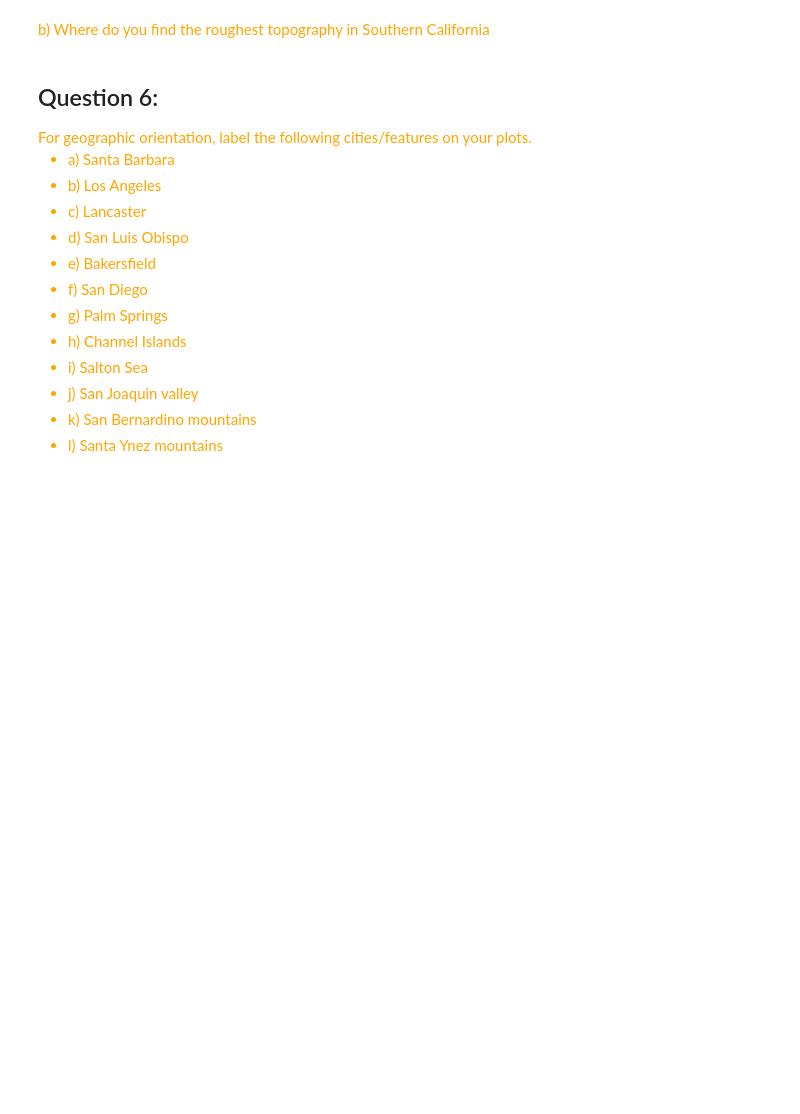
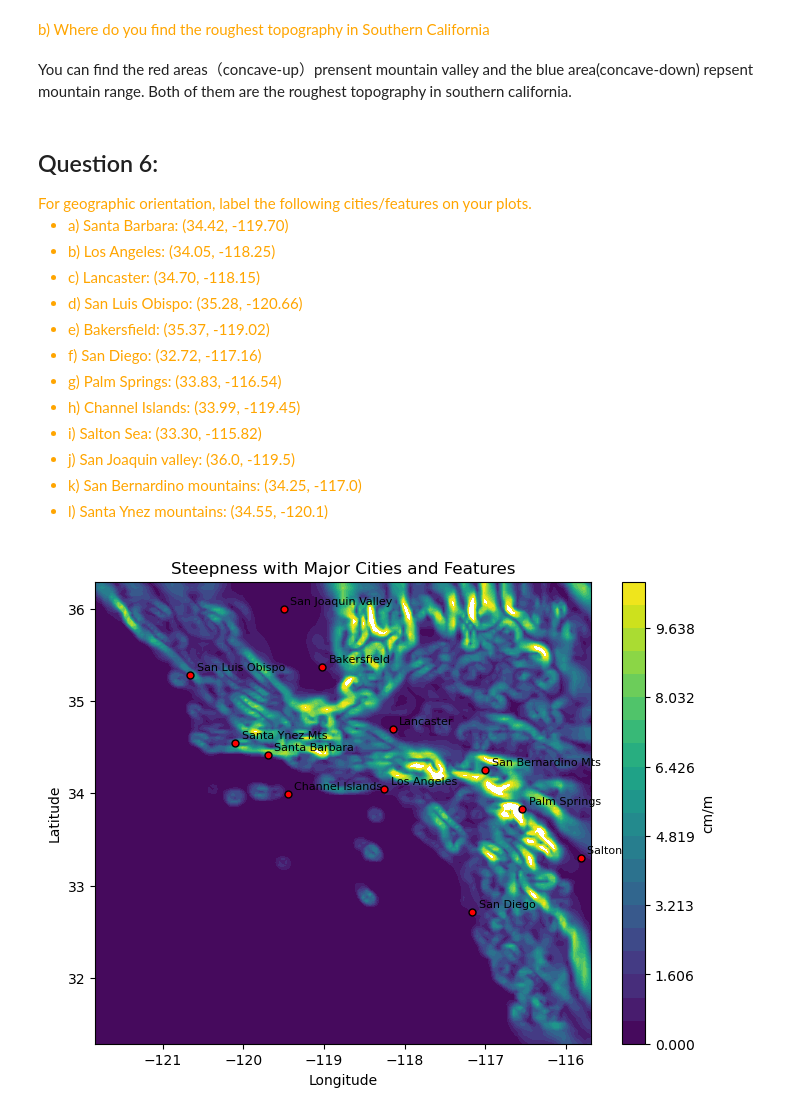
Before and after one commit to HOUPU1993/Homework-for-GEOG-210A-F25, a Jupyter notebook: Homework 1/HM5.ipynb, the cells around one changed output. Saved outputs shown, nothing was run; the diff lists cells and outputs as text; code cells hidden in the pictures; blank space fills up the shorter version.

```diff
--- a/Homework 1/HM5.ipynb
+++ b/Homework 1/HM5.ipynb
@@ -218,21 +208,57 @@ IndexError: invalid index to scalar variable.
 <font color="orange">
 b) Where do you find the roughest topography in Southern California
 </font>
+# %% [markdown]
+You can find the red areas（concave-up）prensent mountain valley and the blue area(concave-down) repsent mountain range. Both of them are the roughest topography in southern california.
 # %% [markdown]
 ## Question 6:
 <font color="orange">
 For geographic orientation, label the following cities/features on your plots.
 
-- a) Santa Barbara
-- b) Los Angeles
-- c) Lancaster
-- d) San Luis Obispo
-- e) Bakersfield
-- f) San Diego
-- g) Palm Springs
-- h) Channel Islands
-- i) Salton Sea
-- j) San Joaquin valley
-- k) San Bernardino mountains
-- l) Santa Ynez mountains
+- a) Santa Barbara: (34.42, -119.70)
+- b) Los Angeles: (34.05, -118.25)
+- c) Lancaster: (34.70, -118.15)
+- d) San Luis Obispo: (35.28, -120.66)
+- e) Bakersfield: (35.37, -119.02)
+- f) San Diego: (32.72, -117.16)
+- g) Palm Springs: (33.83, -116.54)
+- h) Channel Islands: (33.99, -119.45)
+- i) Salton Sea: (33.30, -115.82)
+- j) San Joaquin valley: (36.0, -119.5)
+- k) San Bernardino mountains: (34.25, -117.0)
+- l) Santa Ynez mountains: (34.55, -120.1)
 </font>
+# %%
+locations = {
+    "Santa Barbara": (34.42, -119.70),
+    "Los Angeles": (34.05, -118.25),
+    "Lancaster": (34.70, -118.15),
+    "San Luis Obispo": (35.28, -120.66),
+    "Bakersfield": (35.37, -119.02),
+    "San Diego": (32.72, -117.16),
+    "Palm Springs": (33.83, -116.54),
+    "Channel Islands": (33.99, -119.45),
+    "Salton Sea": (33.30, -115.82),
+    "San Joaquin Valley": (36.0, -119.5),
+    "San Bernardino Mts": (34.25, -117.0),
+    "Santa Ynez Mts": (34.55, -120.1)
+}
+
+steep_mpm = np.sqrt(dE_dx_center_m**2 + dE_dy_center_m**2)   # m/m
+steep_cpm = steep_mpm * 100.0                                # cm/m
+vmax = np.nanpercentile(steep_cpm, 99)
+levels = np.linspace(0, vmax, 21)
+
+plt.figure(figsize=(8,6))
+cs = plt.contourf(Lon, Lat, steep_cpm, levels=levels, cmap='viridis')
+plt.colorbar(cs, label='cm/m')
+plt.title('Steepness with Major Cities and Features')
+plt.xlabel('Longitude'); plt.ylabel('Latitude')
+
+for name, (_lat, _lon) in locations.items():
+    plt.scatter(_lon, _lat, color='red', s=25, edgecolor='black', zorder=5)
+    plt.text(_lon + 0.08, _lat + 0.05, name, fontsize=8, color='black')
+
+plt.show()
+# %% [output]
+[figure, added]
```
Also changed, not shown: parts of 5 cells of this notebook.
